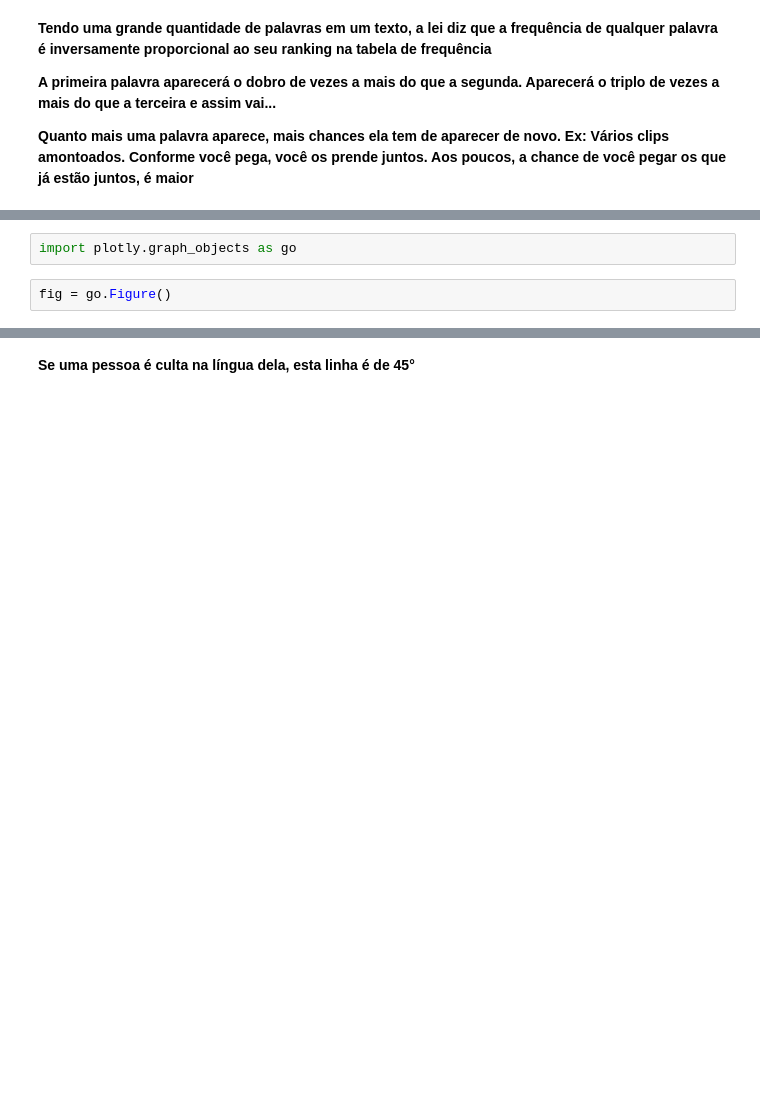
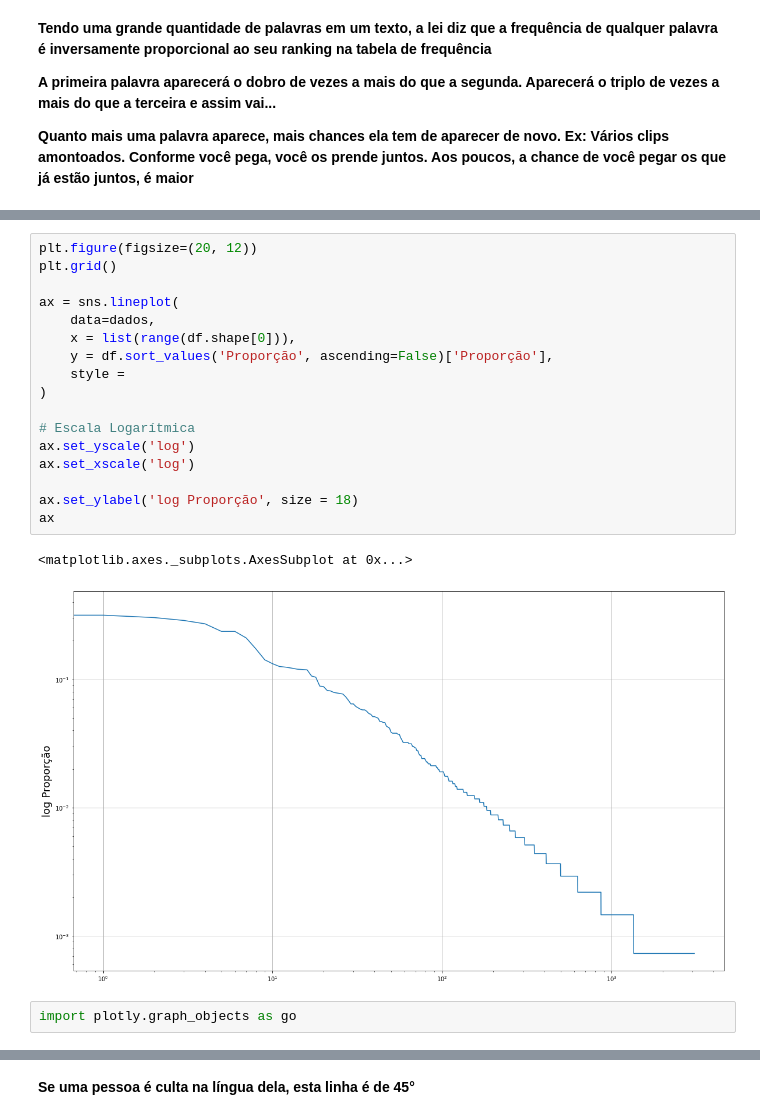
Before and after one commit to Mathvivas/Machine-Learning, a Jupyter notebook: Texto_Semantico.ipynb, the cells around one changed output, grey strips where cells are left out. Drawn from its saved outputs; the diff is of its cells as text; blank space fills up the shorter version.

```diff
--- a/Texto_Semantico.ipynb
+++ b/Texto_Semantico.ipynb
@@ -56,5 +76,23 @@ df
+# %%
+plt.figure(figsize=(20, 12))
+plt.grid()
+
+ax = sns.lineplot(
+    data=dados,
+    x = list(range(df.shape[0])),
+    y = df.sort_values('Proporção', ascending=False)['Proporção'],
+    style =
+)
+
+# Escala Logarítmica
+ax.set_yscale('log')
+ax.set_xscale('log')
+
+ax.set_ylabel('log Proporção', size = 18)
+ax
+# %% [output]
+<matplotlib.axes._subplots.AxesSubplot at 0x...>
+[figure, added]
 # %%
 import plotly.graph_objects as go
-# %%
-fig = go.Figure()
 # %%
```
Also changed, not shown: parts of 6 cells of this notebook.
